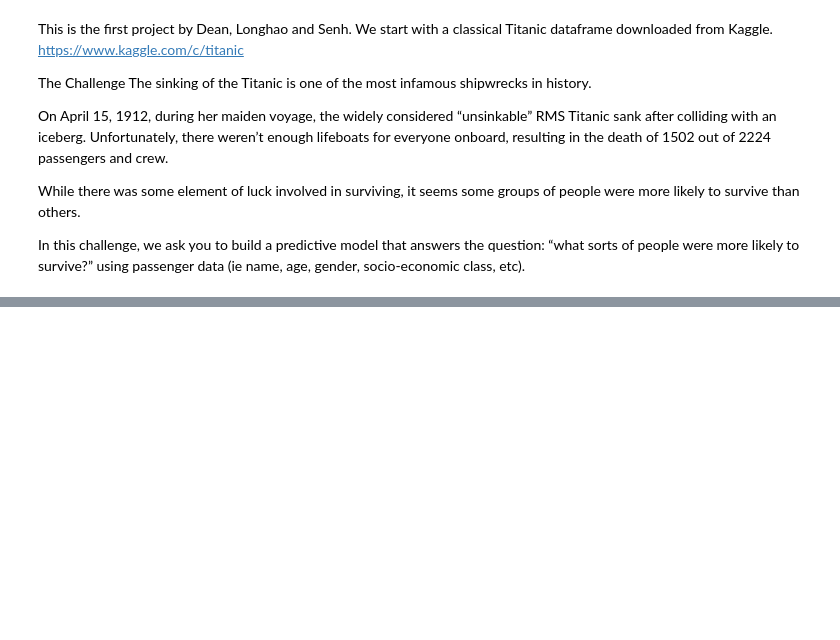
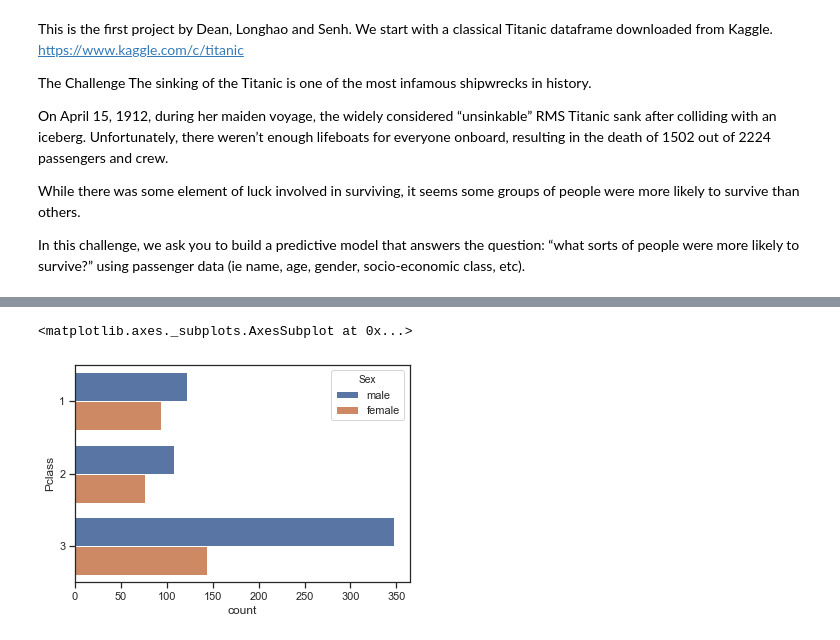
Before and after one commit to andychenns/Titanic-Survival-Prediction, a Jupyter notebook: Titanic Survival Prediction.ipynb, the cells around one changed output, grey strips where cells are left out. Drawn from its saved outputs; the diff is of its cells as text; code cells hidden in the pictures; blank space fills up the shorter version.

```diff
--- a/Titanic Survival Prediction.ipynb
+++ b/Titanic Survival Prediction.ipynb
@@ -67,0 +37,5 @@ ggplot(titanic, aes(x=Age, y=Fare)) + geom_point()
+# %%
+sns.countplot( y="Pclass", hue="Sex", data=titanic)
+# %% [output]
+<matplotlib.axes._subplots.AxesSubplot at 0x...>
+[figure, added]
```
Also changed, not shown: parts of 16 cells of this notebook.
